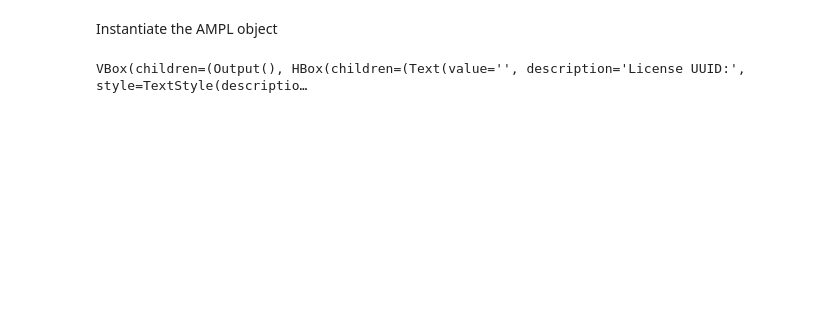
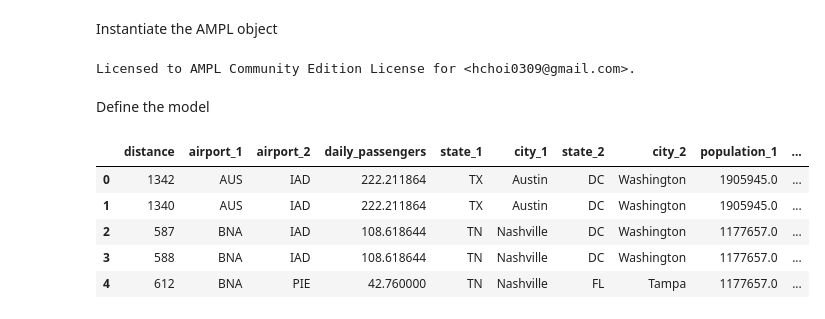
Before and after one commit to hchoi0309/US-Airlines-Flight-Routes-Optimization, a Jupyter notebook: notebooks/Optimization.ipynb, the cells around one changed output. Saved outputs shown, nothing was run; the diff lists cells and outputs as text; code cells hidden in the pictures; blank space fills up the shorter version.

```diff
--- a/notebooks/Optimization.ipynb
+++ b/notebooks/Optimization.ipynb
@@ -16,13 +21,15 @@ Instantiate the AMPL object
 # %%
 ampl = ampl_notebook(
     modules=["highs","coin"], # solver to be used
-    license_uuid="default" # license key
+    license_uuid="d2b35988-195b-44a4-bca2-fd80a770586f" # license key
 )
 # %% [output]
-VBox(children=(Output(), HBox(children=(Text(value='', description='License UUID:', style=TextStyle(descriptio…
+Licensed to AMPL Community Edition License for <hchoi0309@gmail.com>.
 # %%
 %%ampl_eval
 reset;
+# %% [markdown]
+Define the model
 # %%
 %%ampl_eval
 # Sets
@@ -79,3 +86,15 @@ s.t. ActiveQuarter:
 
 s.t. QuarterActive:
     q[active_quarter] = 1;
+# %%
+allegiant_df = pd.read_csv("../data/allegiant_routes_info_transformed.csv")
+allegiant_df["year"] = 2019
+allegiant_df["quarter"] = 4
+allegiant_df.head()
+# %% [output]
+|  | distance | airport_1 | airport_2 | daily_passengers | state_1 | city_1 | state_2 | city_2 | population_1 | ... |
+| 0 | 1342 | AUS | IAD | 222.211864 | TX | Austin | DC | Washington | 1905945.0 | ... |
+| 1 | 1340 | AUS | IAD | 222.211864 | TX | Austin | DC | Washington | 1905945.0 | ... |
+| 2 | 587 | BNA | IAD | 108.618644 | TN | Nashville | DC | Washington | 1177657.0 | ... |
+| 3 | 588 | BNA | IAD | 108.618644 | TN | Nashville | DC | Washington | 1177657.0 | ... |
+| 4 | 612 | BNA | PIE | 42.760000 | TN | Nashville | FL | Tampa | 1177657.0 | ... |
```
Also changed, not shown: parts of 14 cells of this notebook, 13 other files.
